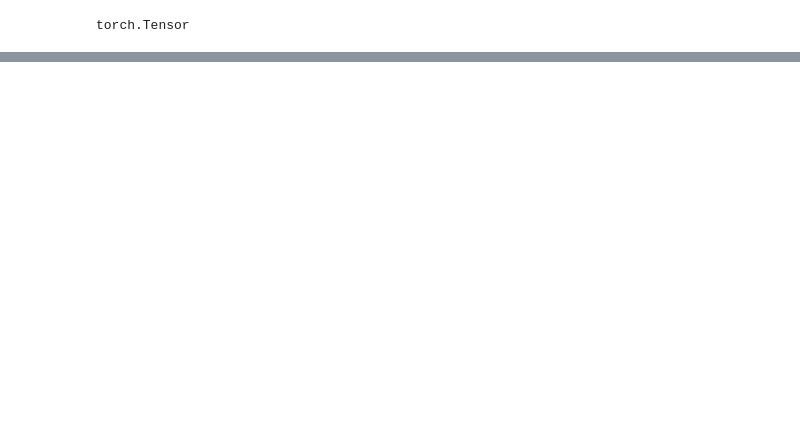
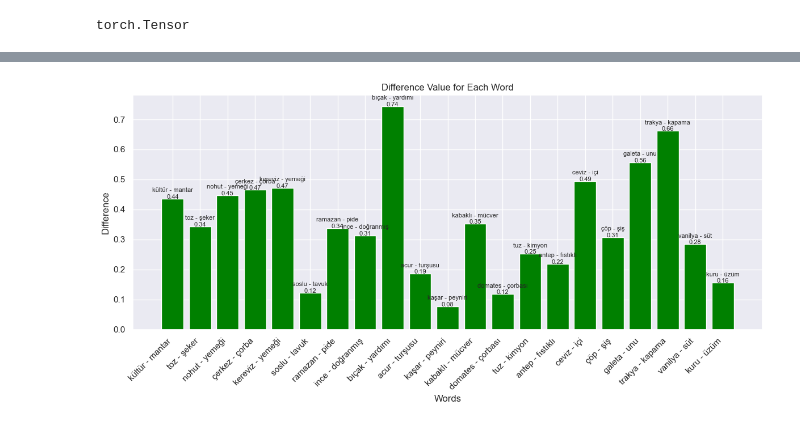
Before and after one commit to UlviDemirsoy/finetuning-embeddings-word2vec, a Jupyter notebook: NeuralNetworkProject.ipynb, the cells around one changed output, grey strips where cells are left out. Saved outputs shown, nothing was run; the diff lists cells and outputs as text; code cells hidden in the pictures; blank space fills up the shorter version.

```diff
--- a/NeuralNetworkProject.ipynb
+++ b/NeuralNetworkProject.ipynb
@@ -297,7 +473,7 @@ tok2idget <built-in method get of dict object at 0x...>
 class Word2Vec2(nn.Module):
   def __init__(self):
     super().__init__()
-    self.embedding = nn.Embedding.from_pretrained(torch.FloatTensor(copystore))
+    self.embedding = nn.Embedding.from_pretrained(torch.FloatTensor(copystore), freeze=False)
     self.embedding.requires_grad = True
 
   def forward(self, X_batch):
@@ -1782,0 +698,25 @@ Cosine Similarity of Köksal's embeddings tensor(0.5843, device='cuda:0')
+# %%
+# Plotting
+plt.figure(figsize=(12, 6))
+plt.bar(df_sample['words'], df_sample['difference'], color='green')
+
+# Displaying words for some data points
+for i, word in enumerate(df_sample['words']):
+
+    if i == len(df['words']):
+        break
+    plt.text(df_sample['words'][i], df_sample['difference'][i], f"{word}\n{df_sample['difference'][i]:.2f}", fontsize=8, ha='center')
+
+# Rotating x-axis labels for better readability
+plt.xticks(rotation=45, ha='right')
+
+# Adding labels and title
+plt.xlabel('Words')
+plt.ylabel('Difference')
+plt.title('Difference Value for Each Word')
+
+# Display the plot
+plt.tight_layout()
+plt.show()
+# %% [output]
+[figure, added]
```
Also changed, not shown: parts of 125 cells of this notebook.
